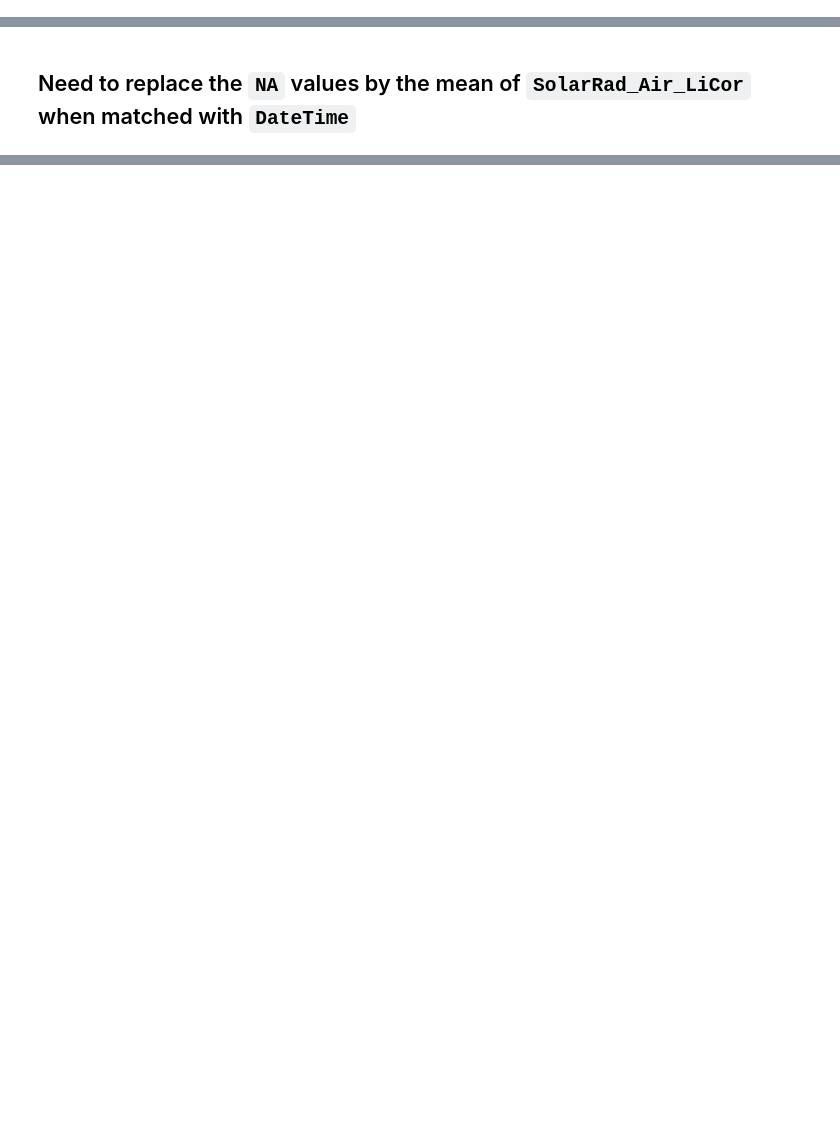
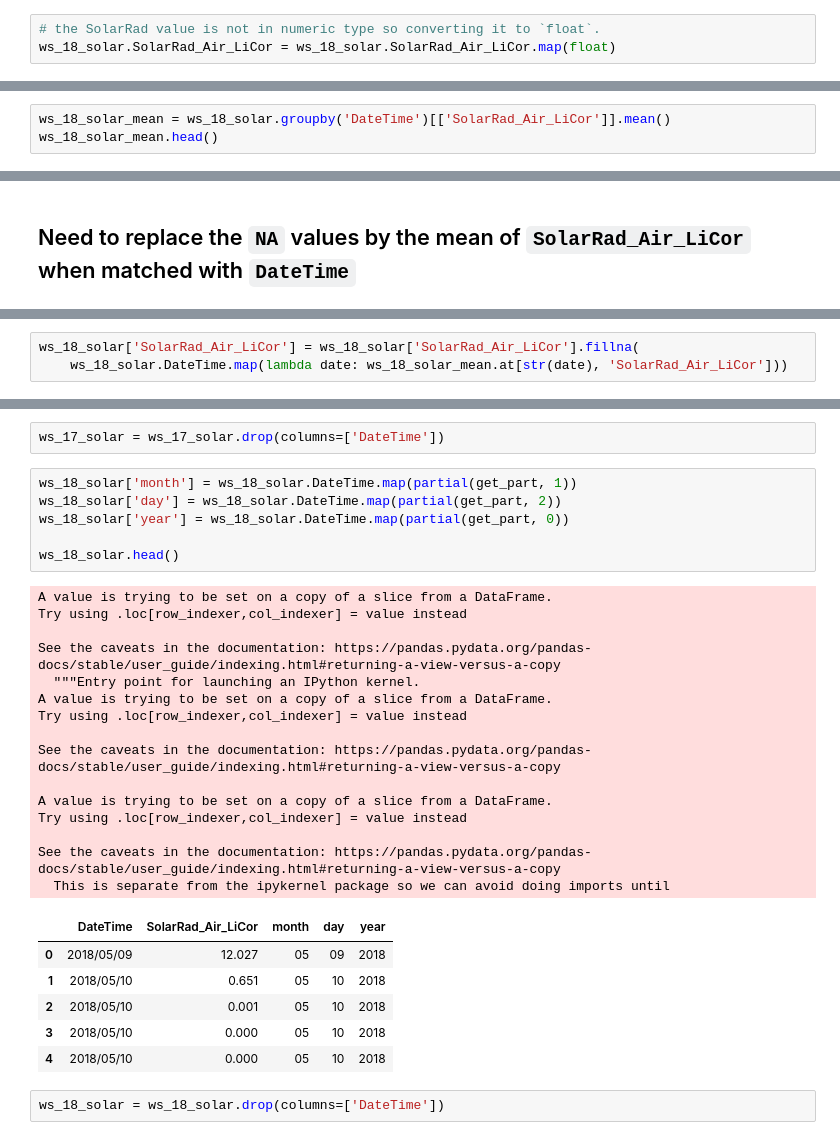
Before and after one commit to anirban-a/JeffersonProject, a Jupyter notebook: solar_radiation_data_wrangle.ipynb, the cells around one changed output, grey strips where cells are left out. Cells and saved outputs as stored; diff of their text form; blank space fills up the shorter version.

```diff
--- a/solar_radiation_data_wrangle.ipynb
+++ b/solar_radiation_data_wrangle.ipynb
@@ -94,0 +167,3 @@ ws_17_solar_mean.head()
+# %%
+# the SolarRad value is not in numeric type so converting it to `float`.
+ws_18_solar.SolarRad_Air_LiCor = ws_18_solar.SolarRad_Air_LiCor.map(float)
@@ -94,0 +176,3 @@ ws_17_solar_mean.head()
+# %%
+ws_18_solar_mean = ws_18_solar.groupby('DateTime')[['SolarRad_Air_LiCor']].mean()
+ws_18_solar_mean.head()
@@ -110,0 +238,3 @@ ws_17_solar.SolarRad_Air_LiCor.fillna(ws_17_solar.SolarRad_Air_LiCor.mean(), inp
+# %%
+ws_18_solar['SolarRad_Air_LiCor'] = ws_18_solar['SolarRad_Air_LiCor'].fillna(
+    ws_18_solar.DateTime.map(lambda date: ws_18_solar_mean.at[str(date), 'SolarRad_Air_LiCor']))
@@ -110,0 +302,32 @@ ws_17_solar.SolarRad_Air_LiCor.fillna(ws_17_solar.SolarRad_Air_LiCor.mean(), inp
+# %%
+ws_17_solar = ws_17_solar.drop(columns=['DateTime'])
+# %%
+ws_18_solar['month'] = ws_18_solar.DateTime.map(partial(get_part, 1))
+ws_18_solar['day'] = ws_18_solar.DateTime.map(partial(get_part, 2))
+ws_18_solar['year'] = ws_18_solar.DateTime.map(partial(get_part, 0))
+
+ws_18_solar.head()
+# %% [output]
+A value is trying to be set on a copy of a slice from a DataFrame.
+Try using .loc[row_indexer,col_indexer] = value instead
+
+See the caveats in the documentation: https://pandas.pydata.org/pandas-docs/stable/user_guide/indexing.html#returning-a-view-versus-a-copy
+  """Entry point for launching an IPython kernel.
+A value is trying to be set on a copy of a slice from a DataFrame.
+Try using .loc[row_indexer,col_indexer] = value instead
+
+See the caveats in the documentation: https://pandas.pydata.org/pandas-docs/stable/user_guide/indexing.html#returning-a-view-versus-a-copy
+
+A value is trying to be set on a copy of a slice from a DataFrame.
+Try using .loc[row_indexer,col_indexer] = value instead
+
+See the caveats in the documentation: https://pandas.pydata.org/pandas-docs/stable/user_guide/indexing.html#returning-a-view-versus-a-copy
+  This is separate from the ipykernel package so we can avoid doing imports until
+|  | DateTime | SolarRad_Air_LiCor | month | day | year |
+| 0 | 2018/05/09 | 12.027 | 05 | 09 | 2018 |
+| 1 | 2018/05/10 | 0.651 | 05 | 10 | 2018 |
+| 2 | 2018/05/10 | 0.001 | 05 | 10 | 2018 |
+| 3 | 2018/05/10 | 0.000 | 05 | 10 | 2018 |
+| 4 | 2018/05/10 | 0.000 | 05 | 10 | 2018 |
+# %%
+ws_18_solar = ws_18_solar.drop(columns=['DateTime'])
```
Also changed, not shown: parts of 37 cells of this notebook.
